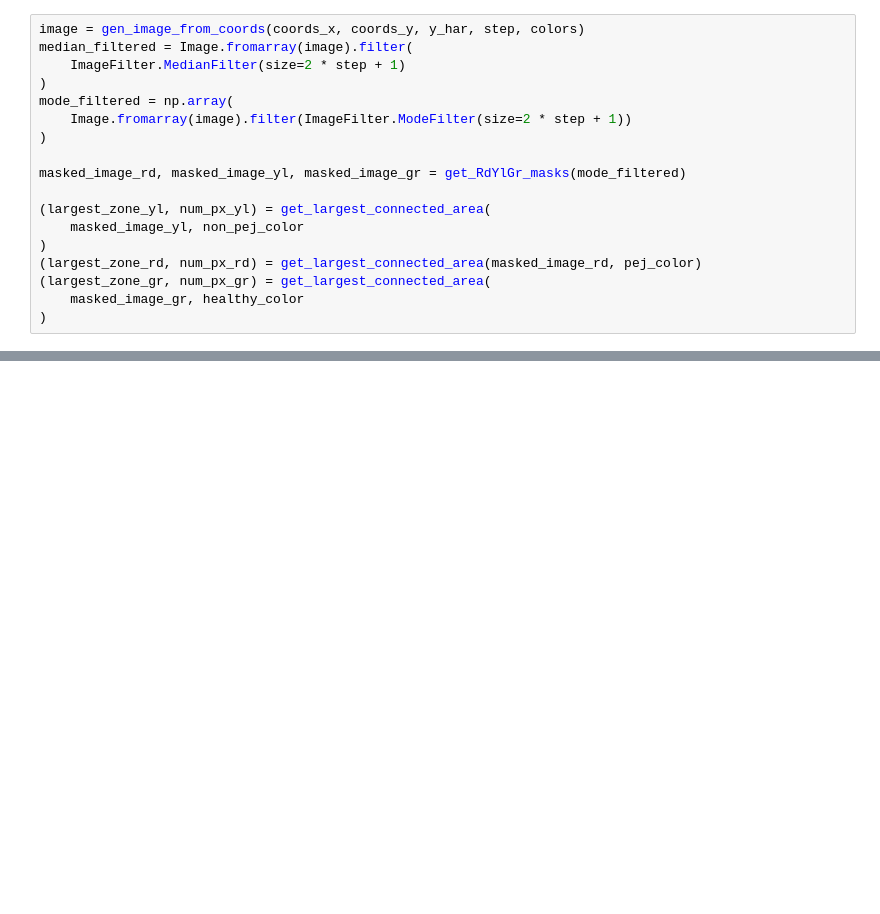
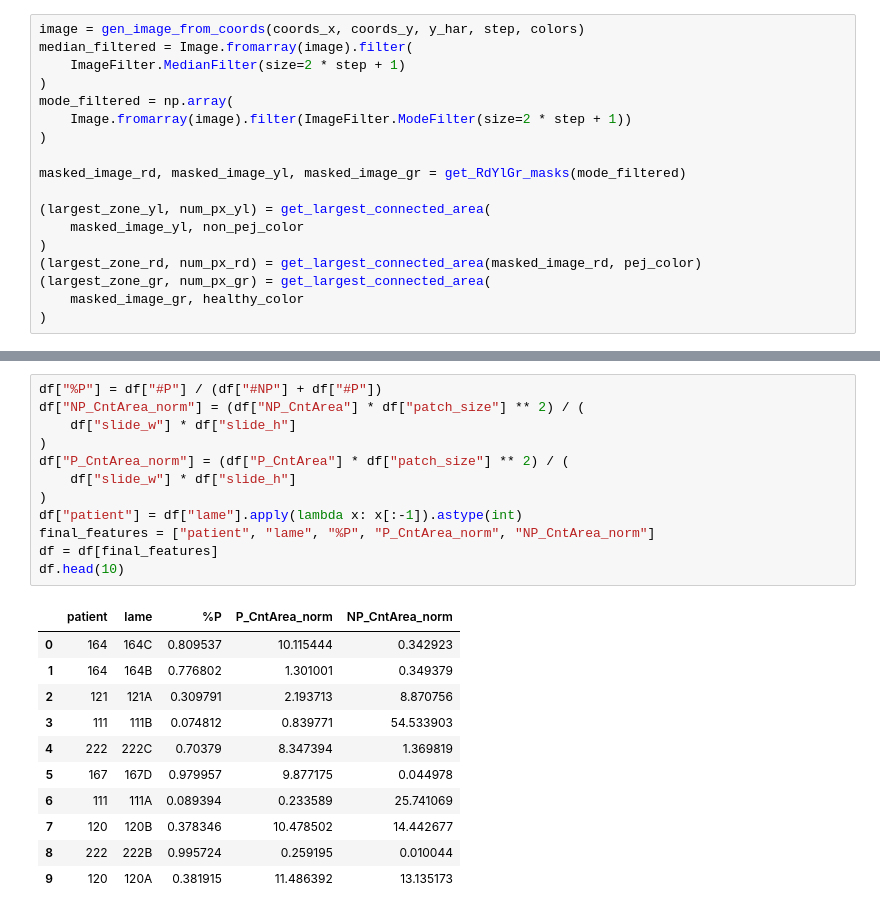
Before and after one commit to aymenSadraoui/ML-Model-Integrating-Computational-Pathology-to-Predict-Early-Recurrence-of-HCC, a Jupyter notebook: notebooks/STEP5_gen_tumor_features.ipynb, the cells around one changed output, grey strips where cells are left out. Saved outputs shown, nothing was run; the diff lists cells and outputs as text; blank space fills up the shorter version.

```diff
--- a/notebooks/STEP5_gen_tumor_features.ipynb
+++ b/notebooks/STEP5_gen_tumor_features.ipynb
@@ -140,0 +306,24 @@ plt.show()
+# %%
+df["%P"] = df["#P"] / (df["#NP"] + df["#P"])
+df["NP_CntArea_norm"] = (df["NP_CntArea"] * df["patch_size"] ** 2) / (
+    df["slide_w"] * df["slide_h"]
+)
+df["P_CntArea_norm"] = (df["P_CntArea"] * df["patch_size"] ** 2) / (
+    df["slide_w"] * df["slide_h"]
+)
+df["patient"] = df["lame"].apply(lambda x: x[:-1]).astype(int)
+final_features = ["patient", "lame", "%P", "P_CntArea_norm", "NP_CntArea_norm"]
+df = df[final_features]
+df.head(10)
+# %% [output]
+|  | patient | lame | %P | P_CntArea_norm | NP_CntArea_norm |
+| 0 | 164 | 164C | 0.809537 | 10.115444 | 0.342923 |
+| 1 | 164 | 164B | 0.776802 | 1.301001 | 0.349379 |
+| 2 | 121 | 121A | 0.309791 | 2.193713 | 8.870756 |
+| 3 | 111 | 111B | 0.074812 | 0.839771 | 54.533903 |
+| 4 | 222 | 222C | 0.70379 | 8.347394 | 1.369819 |
+| 5 | 167 | 167D | 0.979957 | 9.877175 | 0.044978 |
+| 6 | 111 | 111A | 0.089394 | 0.233589 | 25.741069 |
+| 7 | 120 | 120B | 0.378346 | 10.478502 | 14.442677 |
+| 8 | 222 | 222B | 0.995724 | 0.259195 | 0.010044 |
+| 9 | 120 | 120A | 0.381915 | 11.486392 | 13.135173 |
```
Also changed, not shown: parts of 12 cells of this notebook, 15 other files.
